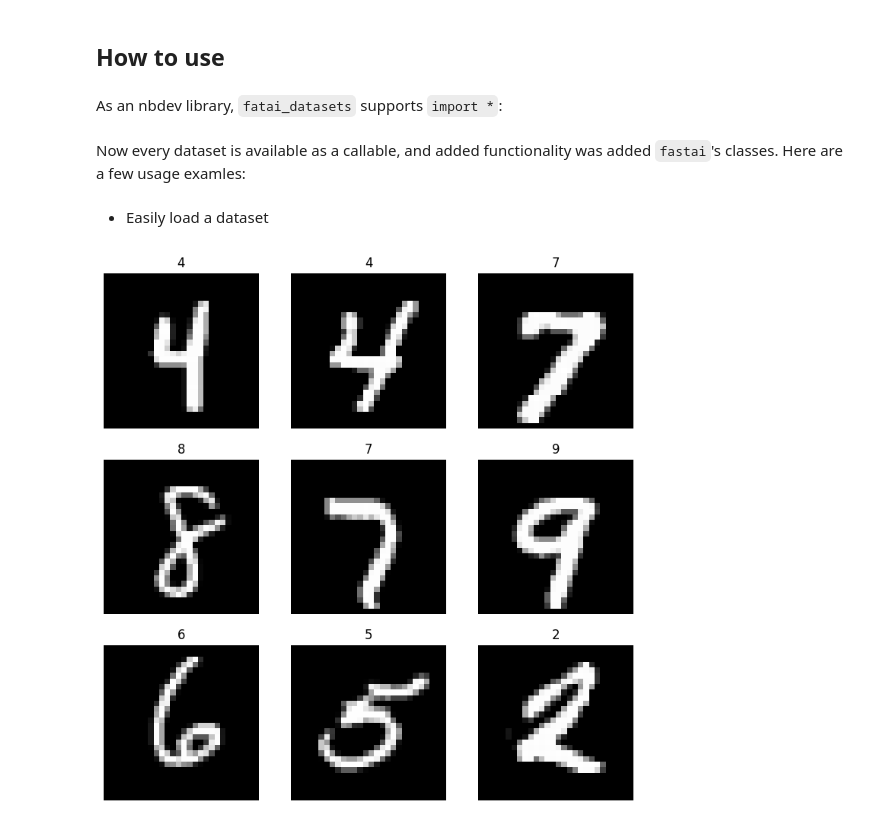
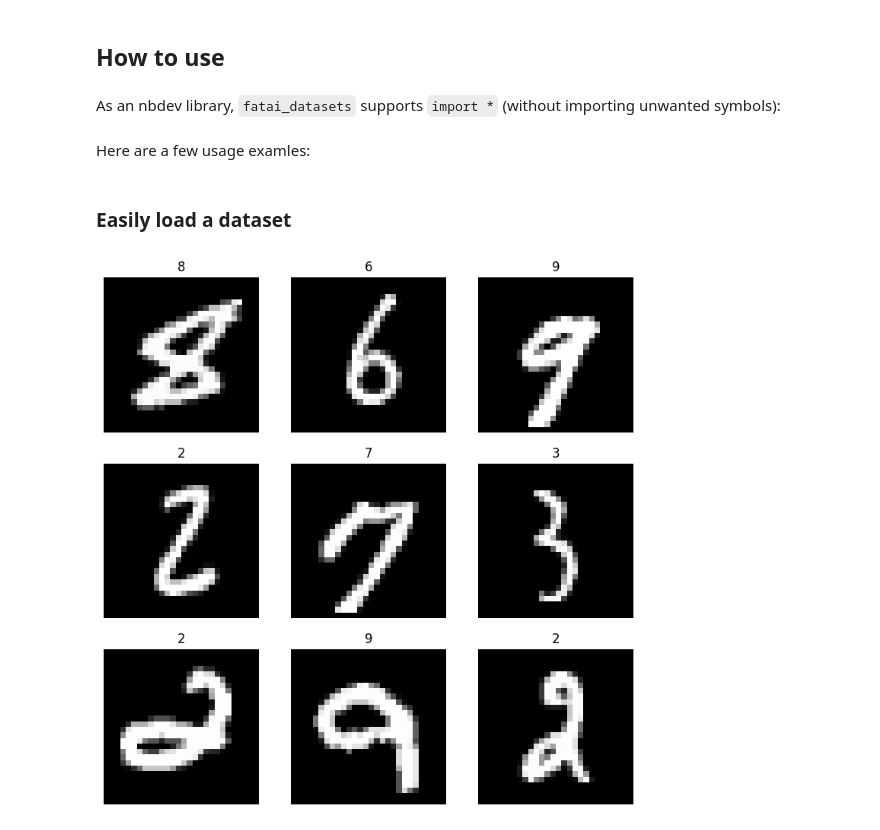
Before and after one commit to Irad-Zehavi/fastai-datasets, a Jupyter notebook: nbs/index.ipynb, the cells around one changed output. Drawn from its saved outputs; the diff is of its cells as text; code cells hidden in the pictures.

```diff
--- a/nbs/index.ipynb
+++ b/nbs/index.ipynb
@@ -15,15 +15,15 @@ pip install fastai_datasets
 # %% [markdown]
 ## How to use
 # %% [markdown]
-As an nbdev library, `fatai_datasets` supports `import *`:
+As an nbdev library, `fatai_datasets` supports `import *` (without importing unwanted symbols):
 # %%
 from fastai_datasets.all import *
-# %% [markdown]
-Now every dataset is available as a callable, and added functionality was added `fastai`'s classes.
-Here are a few usage examles:
+# %% [markdown]
+Here are a few usage examles:
 # %% [markdown]
-* Easily load a dataset
+### Easily load a dataset
 # %%
-MNIST().dls().show_batch()
+mnist = MNIST()
+mnist.dls().show_batch()
 # %% [output]
-[figure, old version]
+[figure, new version]
```
Also changed, not shown: parts of 12 cells of this notebook, 9 other files.
